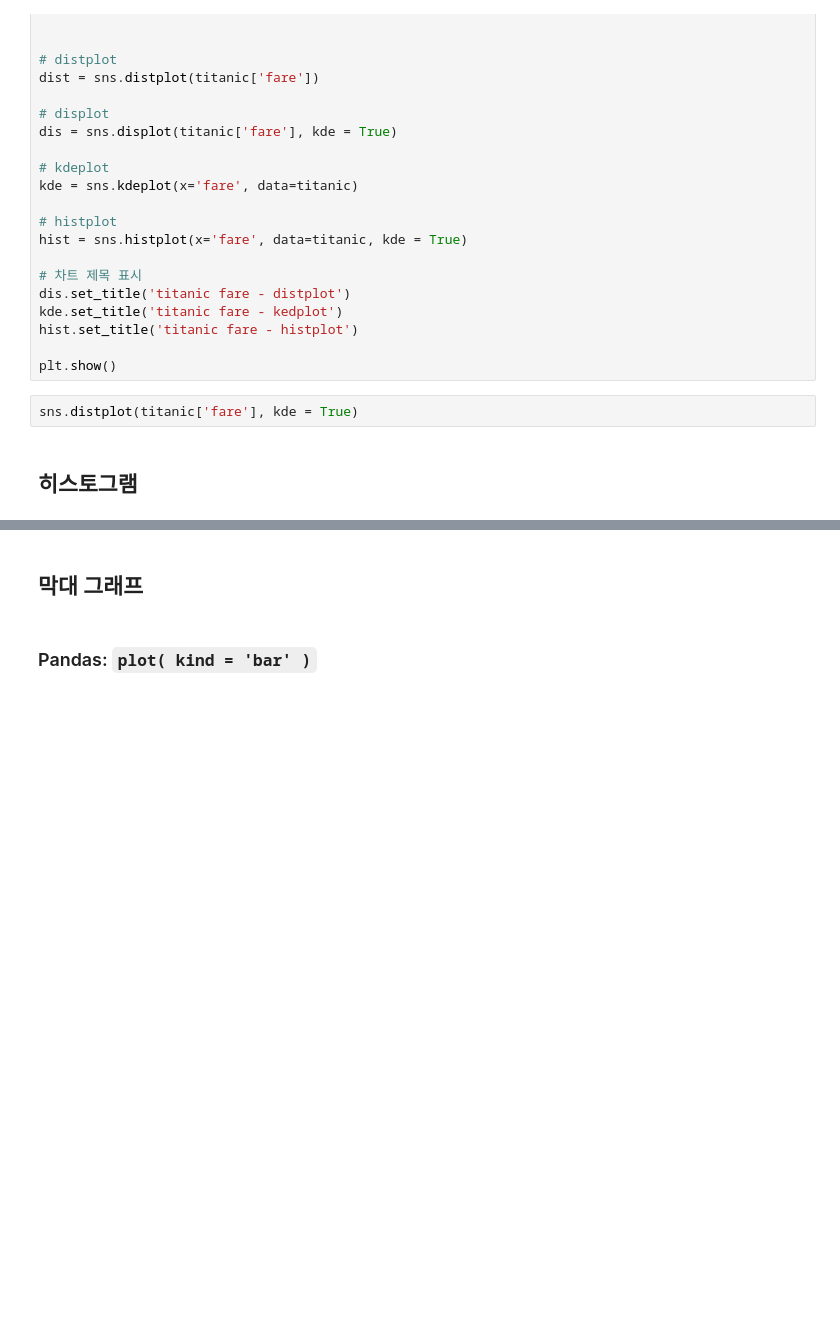
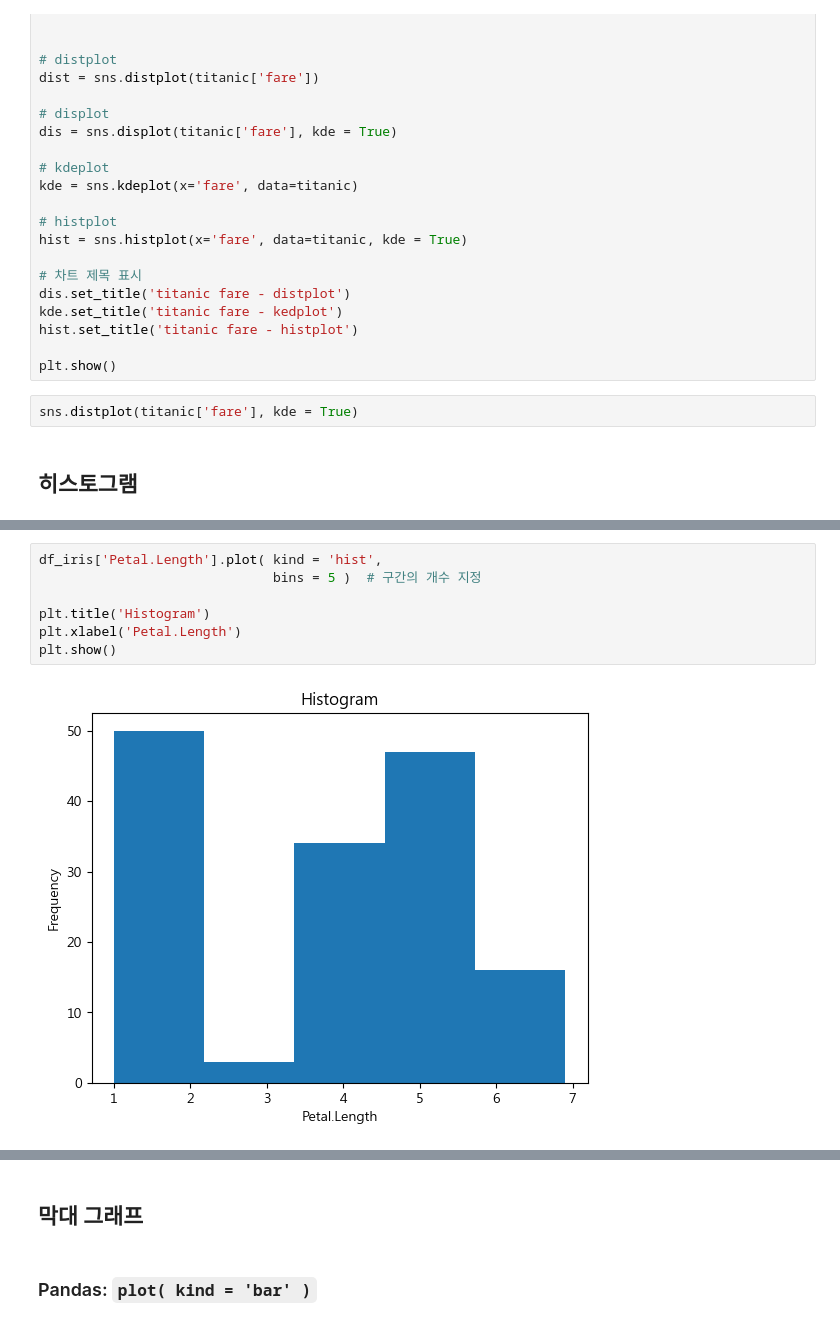
Before and after one commit to anjuiswhat/TIL, a Jupyter notebook: Python/시각화.ipynb, the cells around one changed output, grey strips where cells are left out. Drawn from its saved outputs; the diff is of its cells as text; blank space fills up the shorter version.

```diff
--- a/Python/시각화.ipynb
+++ b/Python/시각화.ipynb
@@ -212,0 +250,9 @@ sns.distplot(titanic['fare'], kde = True)
+# %%
+df_iris['Petal.Length'].plot( kind = 'hist',
+                              bins = 5 )  # 구간의 개수 지정
+
+plt.title('Histogram')
+plt.xlabel('Petal.Length')
+plt.show()
+# %% [output]
+[figure, added]
```
Also changed, not shown: parts of 7 cells of this notebook.
